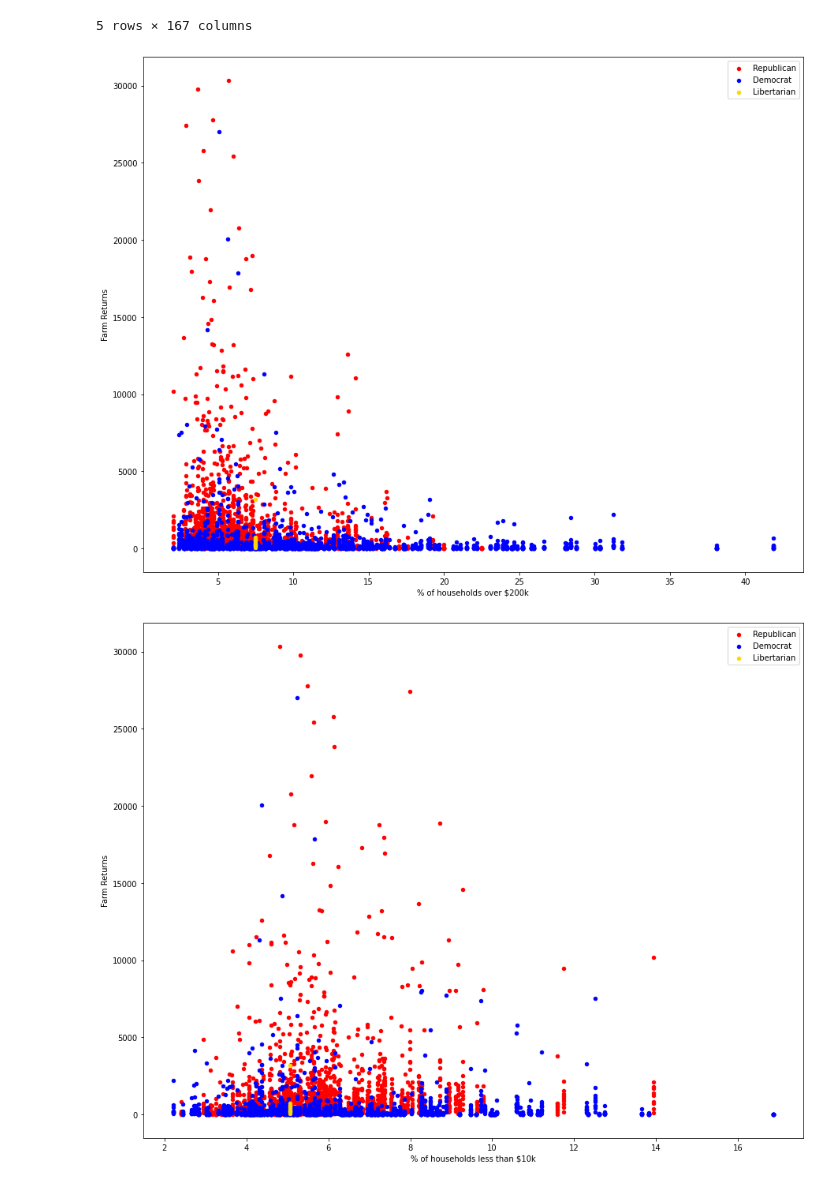
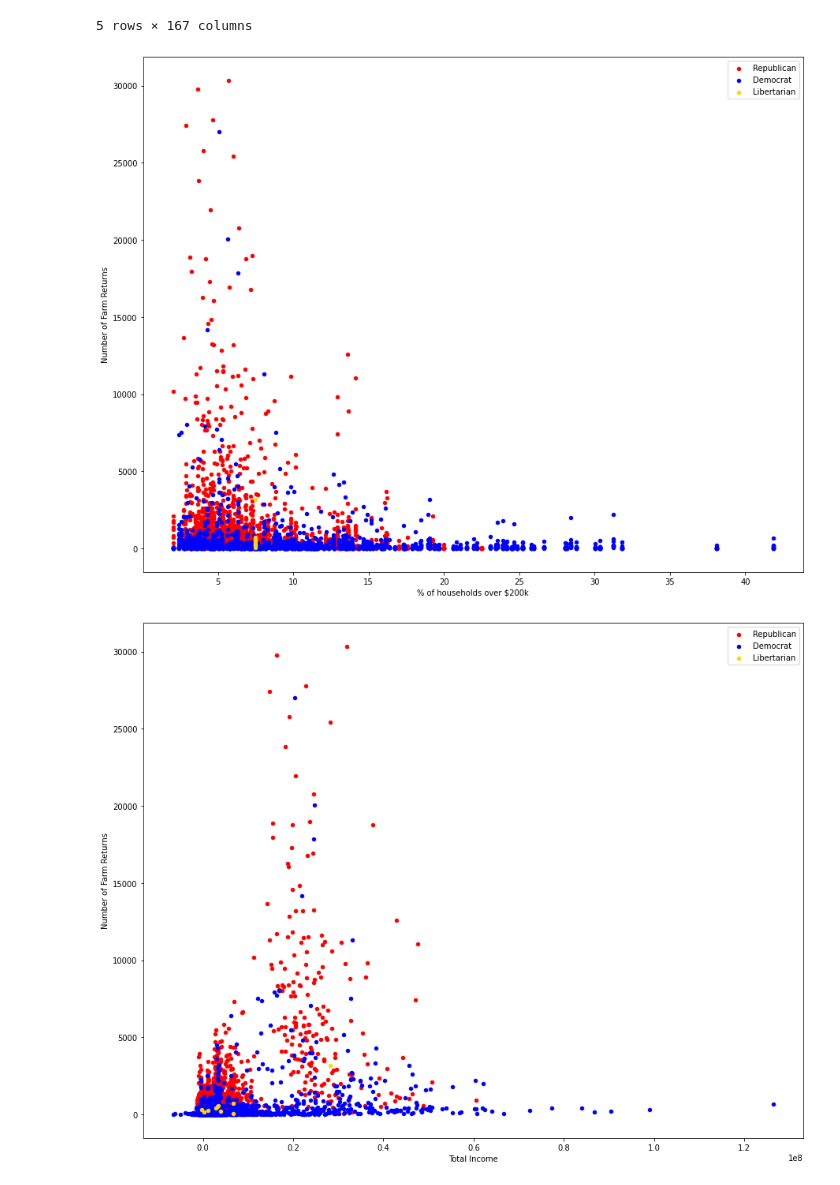
Before and after one commit to glarmour/Congresional-Analytics, a Jupyter notebook: GSB_521_Project_Build.ipynb, the cells around one changed output. Cells and saved outputs as stored; diff of their text form; code cells hidden in the pictures.

```diff
--- a/GSB_521_Project_Build.ipynb
+++ b/GSB_521_Project_Build.ipynb
@@ -79,19 +79,19 @@ social_df.head(5)
 5 rows × 167 columns
 # %%
 merged_df_final = pd.merge(merged_df, social_df, on=["State", "district number"])
-
-merged_df_final.head(5)
-
-merged_df_final['Farm Returns']  = merged_df_final["SCHF"]
+merged_df_final['Number of Farm Returns']  = merged_df_final["SCHF"]
+merged_df_final['Net Capital Gain (Or Loss)']  = merged_df_final["A01000"]
+merged_df_final["COVID Unemployment Compensation Amount"] = merged_df_final["A02300"]
+merged_df_final['Total Income'] = merged_df_final['A02650']
 # %%
 R = merged_df_final[merged_df_final['Party'].str.contains('R')]
 D = merged_df_final[merged_df_final['Party'].str.contains('D')]
 L = merged_df_final[merged_df_final['Party'].str.contains('L')]
 
 fig, ax = plt.subplots(figsize=(15, 12))
-R.plot.scatter(x='% of households over $200k', y='Farm Returns', c='red',label='Republican', ax=ax)
-D.plot.scatter(x='% of households over $200k', y='Farm Returns',c='blue',label='Democrat', ax=ax)
-L.plot.scatter(x='% of households over $200k', y='Farm Returns',c='gold',label='Libertarian', ax=ax)
+R.plot.scatter(x='% of households over $200k', y='Number of Farm Returns', c='red',label='Republican', ax=ax)
+D.plot.scatter(x='% of households over $200k', y='Number of Farm Returns',c='blue',label='Democrat', ax=ax)
+L.plot.scatter(x='% of households over $200k', y='Number of Farm Returns',c='gold',label='Libertarian', ax=ax)
 
 #for i, txt in enumerate(df['State']):
 #   ax.annotate(txt, (df['% of households over $200k'].iat[i], df['% of households less than $10k'].iat[i]))
@@ -99,18 +99,18 @@ L.plot.scatter(x='% of households over $200k', y='Farm Returns',c='gold',label='
 plt.legend()
 plt.show()
 # %% [output]
-[figure, old version]
+[figure, new version]
 # %%
 R = merged_df_final[merged_df_final['Party'].str.contains('R')]
 D = merged_df_final[merged_df_final['Party'].str.contains('D')]
 L = merged_df_final[merged_df_final['Party'].str.contains('L')]
 
 fig, ax = plt.subplots(figsize=(15, 12))
-R.plot.scatter(x='% of households less than $10k', y='Farm Returns', c='red',label='Republican', ax=ax)
-D.plot.scatter(x='% of households less than $10k', y='Farm Returns',c='blue',label='Democrat', ax=ax)
-L.plot.scatter(x='% of households less than $10k', y='Farm Returns',c='gold',label='Libertarian', ax=ax)
+R.plot.scatter(x='Total Income', y='Number of Farm Returns', c='red',label='Republican', ax=ax)
+D.plot.scatter(x='Total Income', y='Number of Farm Returns',c='blue',label='Democrat', ax=ax)
+L.plot.scatter(x='Total Income', y='Number of Farm Returns',c='gold',label='Libertarian', ax=ax)
 
 plt.legend()
 plt.show()
 # %% [output]
-[figure, old version]
+[figure, new version]
```
Also changed, not shown: parts of 4 cells of this notebook.
